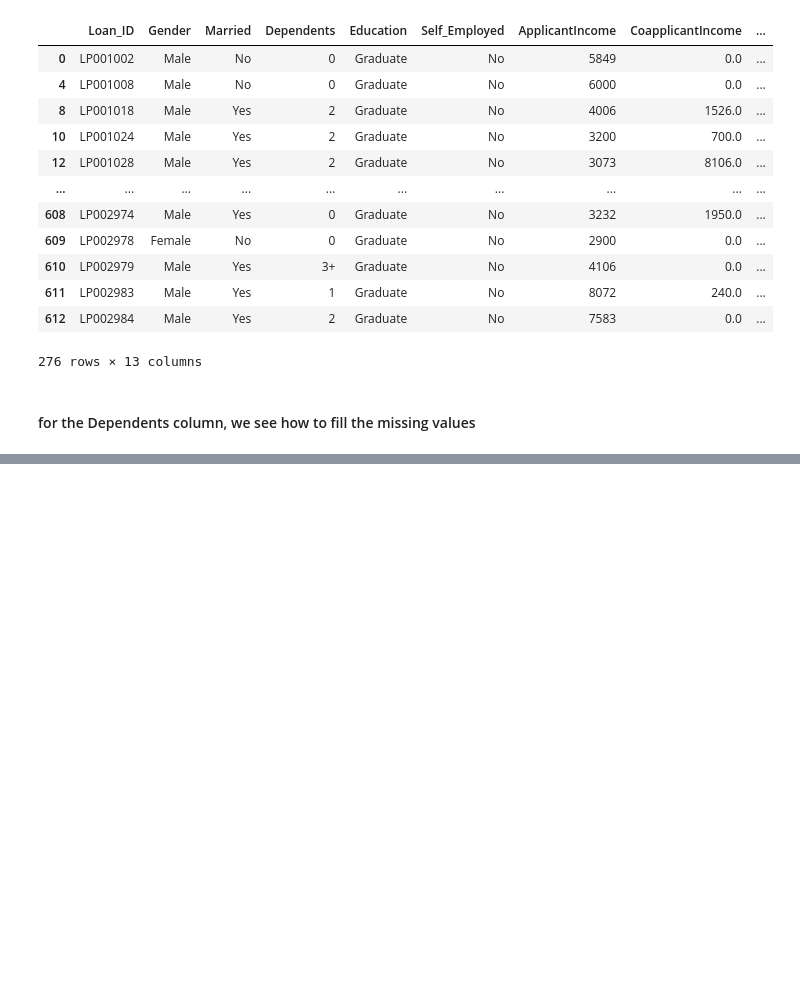
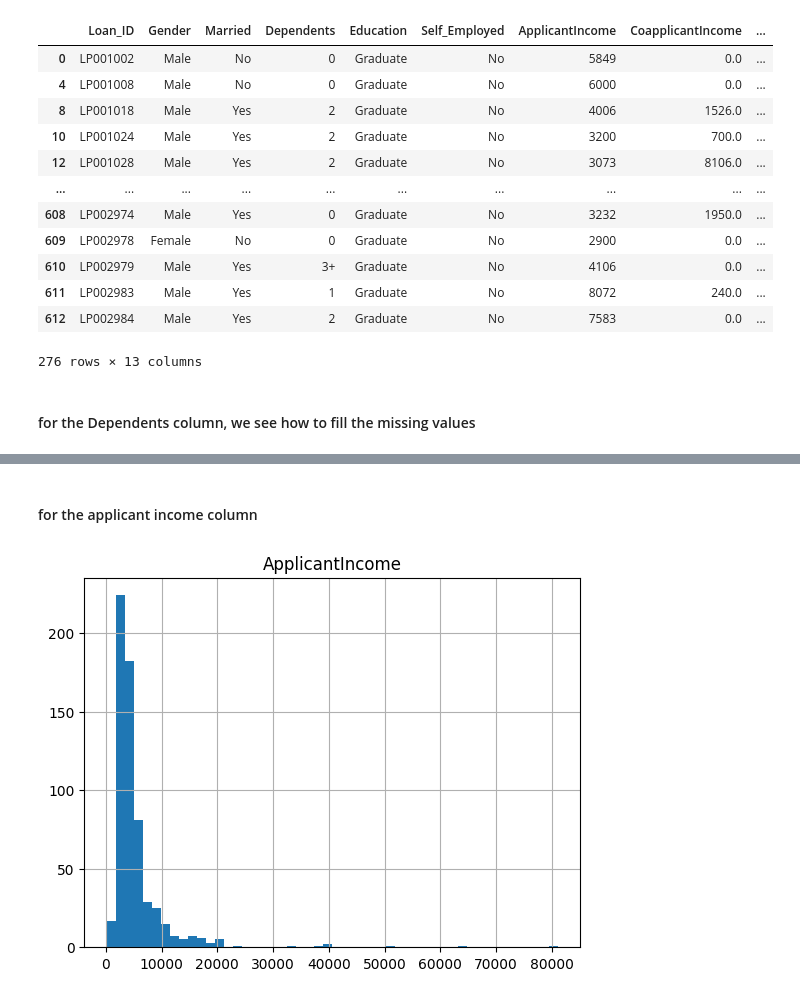
Before and after one commit to ziadasal/Loan-Prediction, a Jupyter notebook: Loan_Prediction.ipynb, the cells around one changed output, grey strips where cells are left out. Saved outputs shown, nothing was run; the diff lists cells and outputs as text; code cells hidden in the pictures; blank space fills up the shorter version.

```diff
--- a/Loan_Prediction.ipynb
+++ b/Loan_Prediction.ipynb
@@ -203,0 +260,6 @@ plt.show()
+# %% [markdown]
+#### for the applicant income column
+# %%
+loan_data.hist(column='ApplicantIncome', bins=50);
+# %% [output]
+[figure, added]
```
Also changed, not shown: parts of 35 cells of this notebook, 1 other file.
